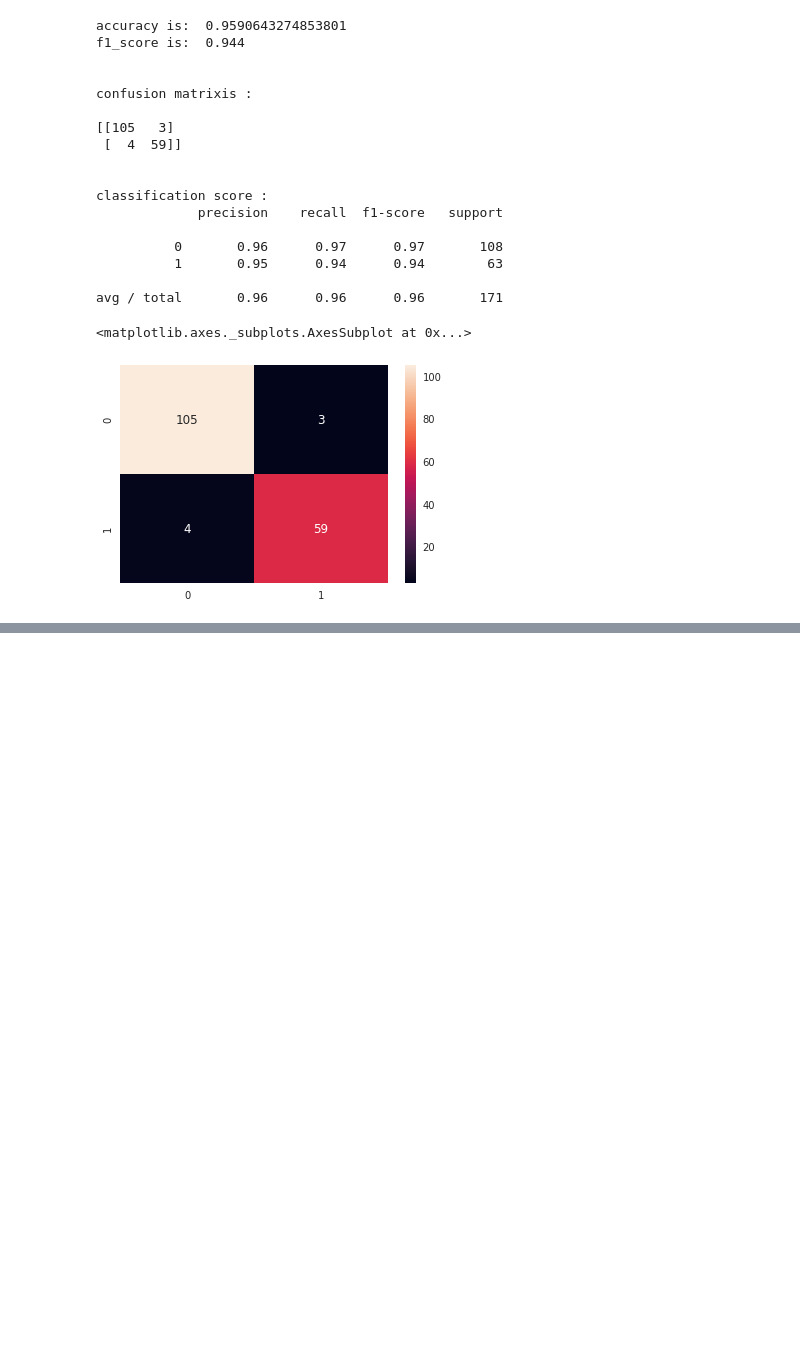
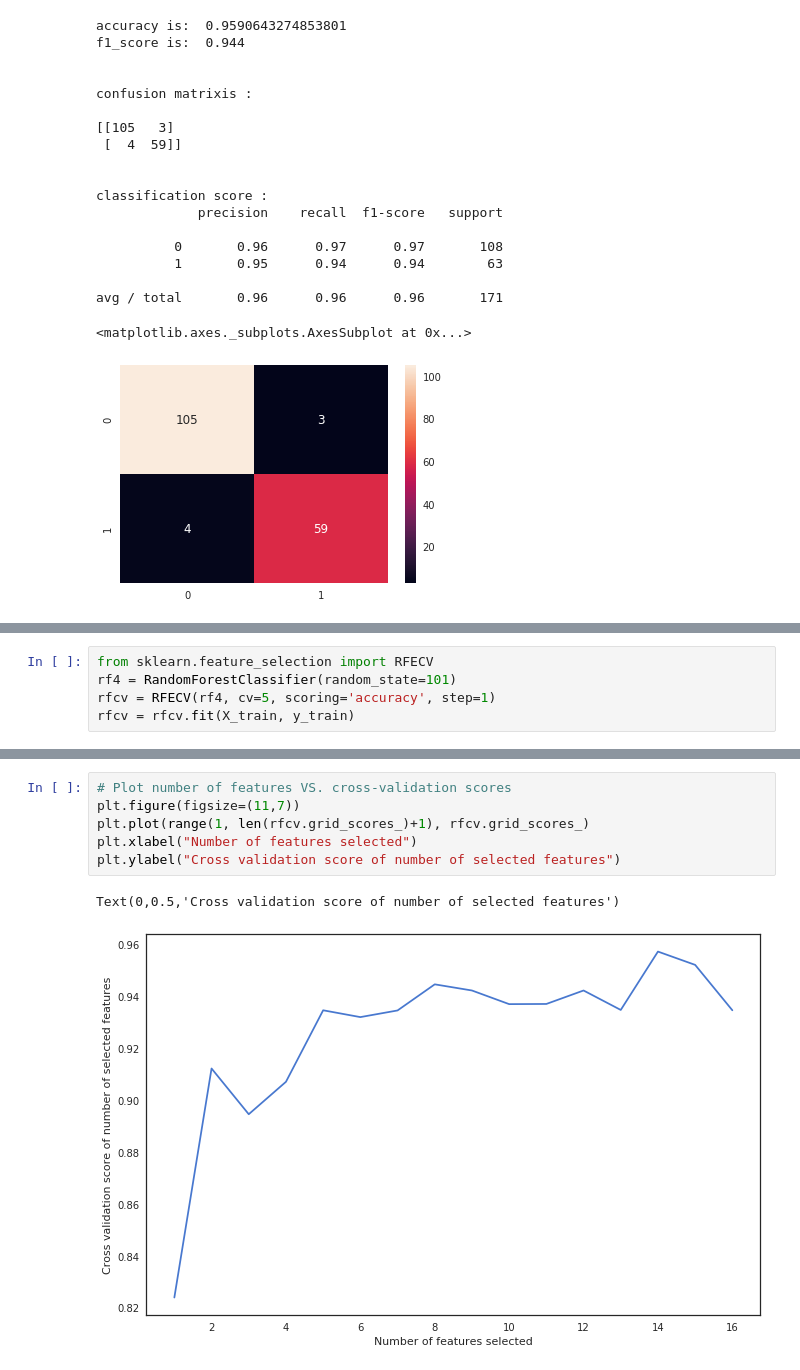
Before and after one commit to piyushsharma161/Breast_cancer, a Jupyter notebook: Breast_Cancer.ipynb, the cells around one changed output, grey strips where cells are left out. Cells and saved outputs as stored; diff of their text form; blank space fills up the shorter version.

```diff
--- a/Breast_Cancer.ipynb
+++ b/Breast_Cancer.ipynb
@@ -294,0 +423,5 @@ a
+# %%
+from sklearn.feature_selection import RFECV
+rf4 = RandomForestClassifier(random_state=101)
+rfcv = RFECV(rf4, cv=5, scoring='accuracy', step=1)
+rfcv = rfcv.fit(X_train, y_train)
@@ -294,0 +440,9 @@ a
+# %%
+# Plot number of features VS. cross-validation scores
+plt.figure(figsize=(11,7))
+plt.plot(range(1, len(rfcv.grid_scores_)+1), rfcv.grid_scores_)
+plt.xlabel("Number of features selected")
+plt.ylabel("Cross validation score of number of selected features")
+# %% [output]
+Text(0,0.5,'Cross validation score of number of selected features')
+[figure, added]
```
Also changed, not shown: parts of 32 cells of this notebook.
